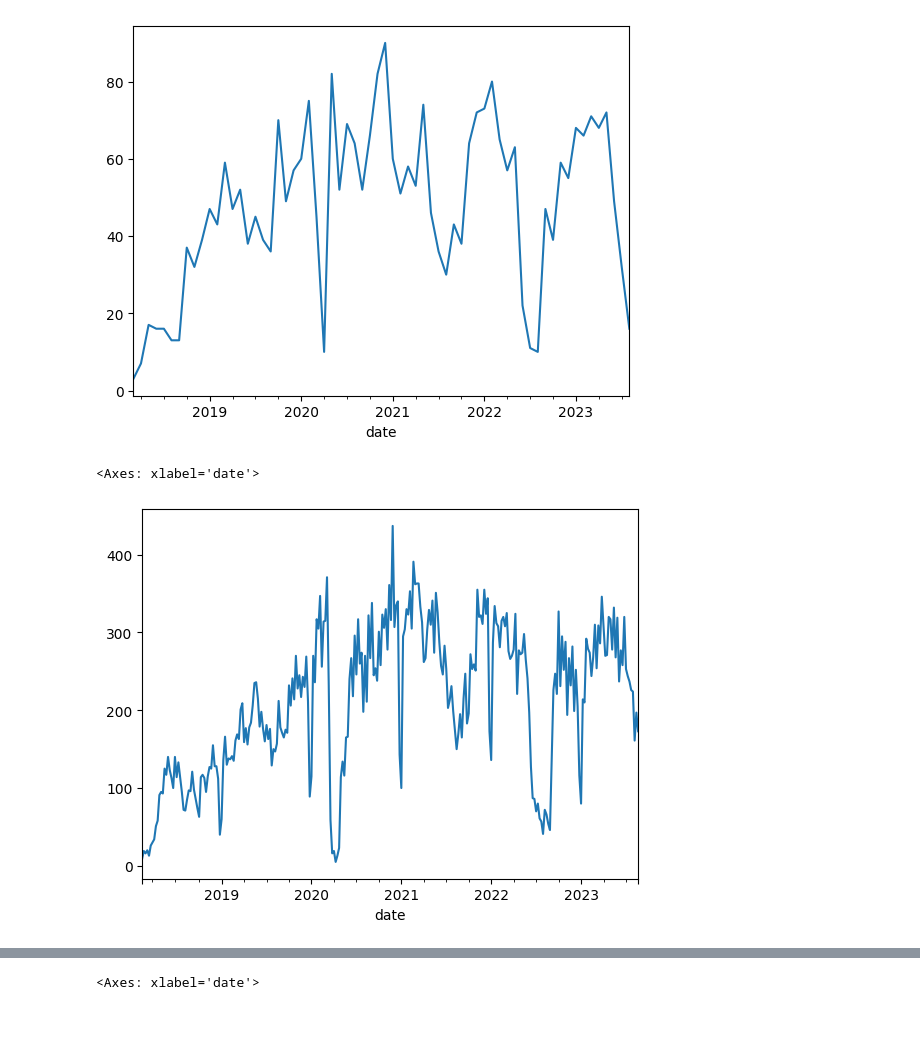
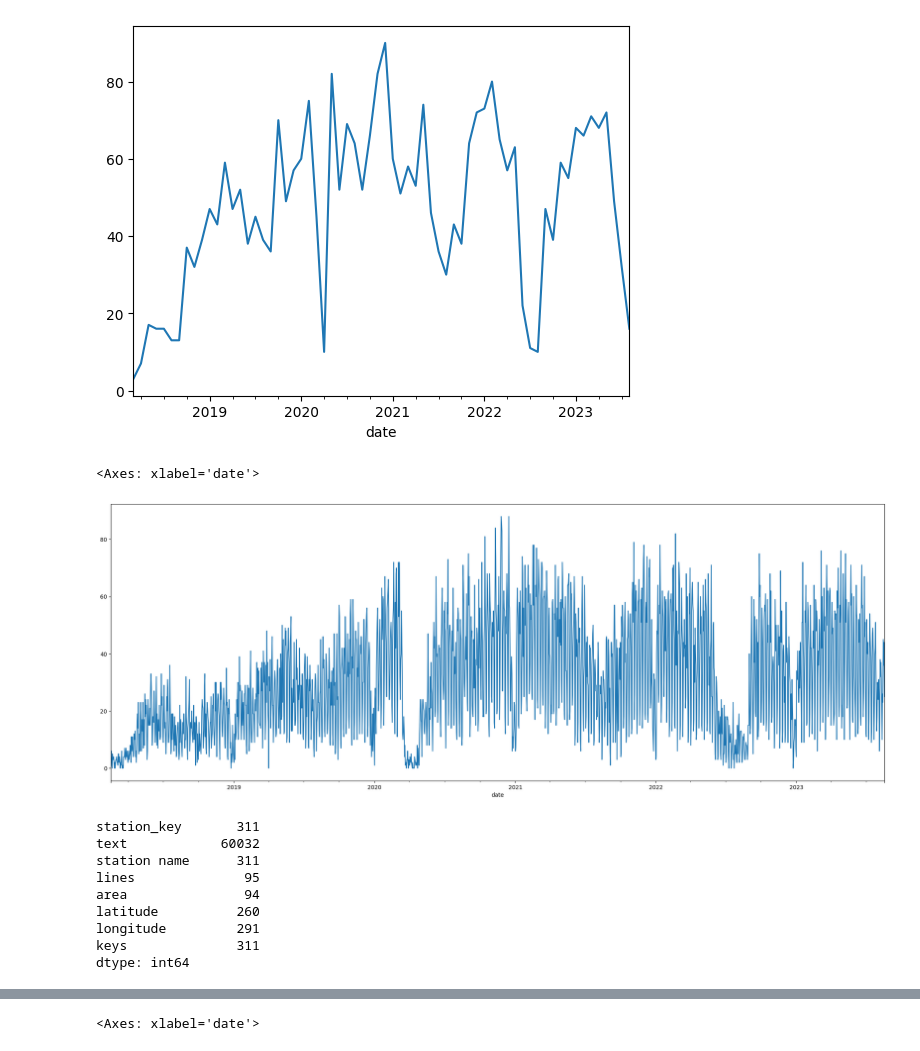
Before and after one commit to akinml/ticket-control-bvg, a Jupyter notebook: notebooks/data_analysis.ipynb, the cells around one changed output, grey strips where cells are left out. Cells and saved outputs as stored; diff of their text form; code cells hidden in the pictures; blank space fills up the shorter version.

```diff
--- a/notebooks/data_analysis.ipynb
+++ b/notebooks/data_analysis.ipynb
@@ -216,7 +216,20 @@ data[data['station_key'] == 'alex'].resample('m')['station_key'].count().plot()
 <Axes: xlabel='date'>
 [figure]
 # %%
-data.resample('w')['station_key'].count().plot()
+plt.figure(figsize=(25,9))
+data.resample('d')['station_key'].count().plot()
 # %% [output]
 <Axes: xlabel='date'>
-[figure, old version]
+[figure, new version]
+# %%
+data.nunique()
+# %% [output]
+station_key       311
+text            60032
+station name      311
+lines              95
+area               94
+latitude          260
+longitude         291
+keys              311
+dtype: int64
```
Also changed, not shown: parts of 2 cells of this notebook.
